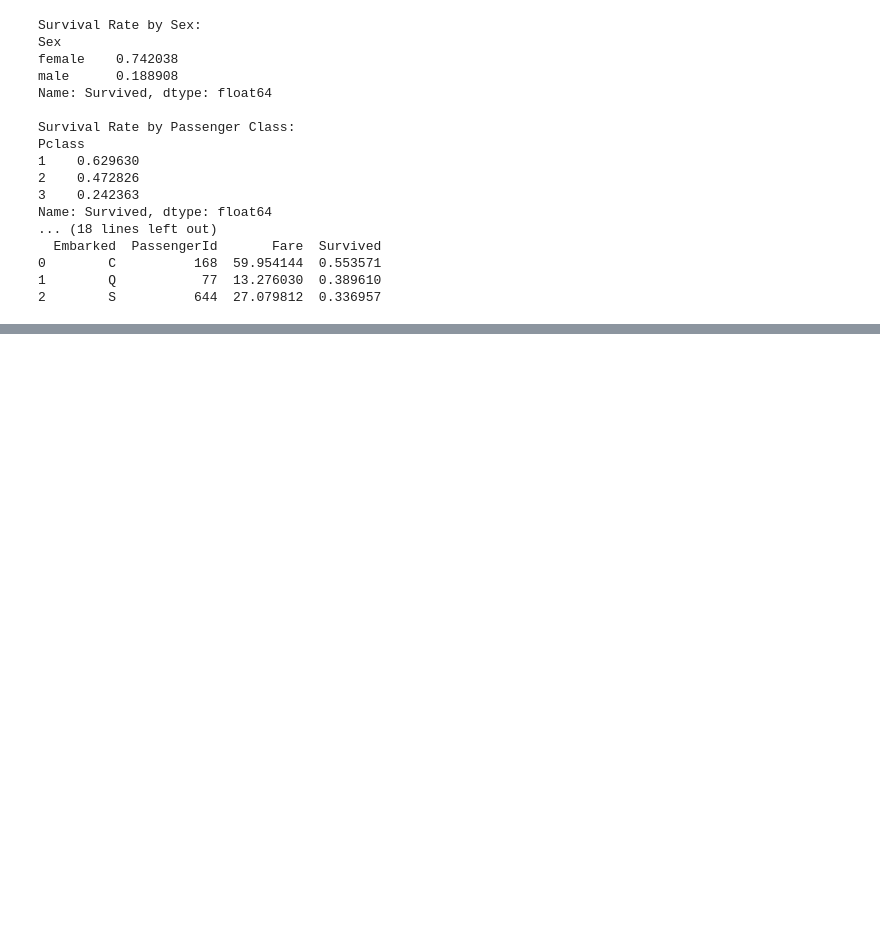
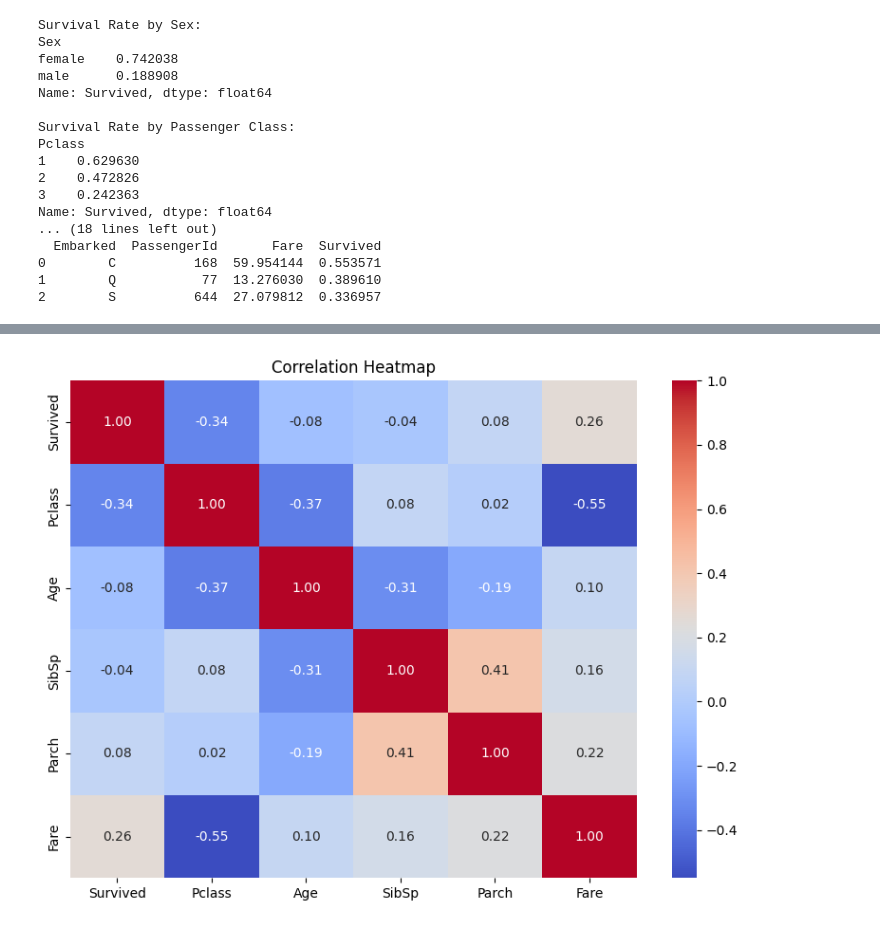
Before and after one commit to devanshidudhatra/202618027_Devanshi_Dudhatra_DS605, a Jupyter notebook: 202618027_Lab_02/202618027_Assignment2.ipynb, the cells around one changed output, grey strips where cells are left out. Saved outputs shown, nothing was run; the diff lists cells and outputs as text; code cells hidden in the pictures; blank space fills up the shorter version.

```diff
--- a/202618027_Lab_02/202618027_Assignment2.ipynb
+++ b/202618027_Lab_02/202618027_Assignment2.ipynb
@@ -516,0 +706,99 @@ Name: Survived, dtype: float64
+# %%
+import seaborn as sns
+df = pd.read_csv('D:\\DAU\\Sem-1\\ML\\202618027_Devanshi_Dudhatra_DS605\\202618027_Lab_02\\train.csv')
+
+
+# --------------------------------------------------
+# 1. Correlation Heatmap
+# --------------------------------------------------
+
+# Select numerical columns
+numerical_data = df[
+    ["Survived", "Pclass", "Age", "SibSp", "Parch", "Fare"]
+]
+
+correlation = numerical_data.corr()
+
+print("Correlation Matrix:")
+print(correlation)
+
+plt.figure(figsize=(8, 6))
+
+sns.heatmap(
+    correlation,
+    annot=True,
+    cmap="coolwarm",
+    fmt=".2f"
+)
+
+plt.title("Correlation Heatmap")
+plt.tight_layout()
+plt.show()
+
+
+# --------------------------------------------------
+# Find strongest positive and negative relationships
+# --------------------------------------------------
+
+# Remove correlation of each variable with itself
+correlation_without_diagonal = correlation.copy()
+
+for column in correlation_without_diagonal.columns:
+    correlation_without_diagonal.loc[column, column] = 0
+
+strongest_positive = correlation_without_diagonal.stack().idxmax()
+positive_value = correlation_without_diagonal.stack().max()
+
+strongest_negative = correlation_without_diagonal.stack().idxmin()
+negative_value = correlation_without_diagonal.stack().min()
+
+print("\nStrongest Positive Relationship:")
+print(strongest_positive, ":", positive_value)
+
+print("\nStrongest Negative Relationship:")
+print(strongest_negative, ":", negative_value)
+
+
+# --------------------------------------------------
+# 2. Survival Rate by Sex
+# --------------------------------------------------
+
+survival_by_sex = df.groupby("Sex")["Survived"].mean() * 100
+
+print("\nSurvival Rate by Sex:")
+print(survival_by_sex)
+
+survival_by_sex.plot(
+    kind="bar",
+    figsize=(7, 5)
+)
+
+plt.title("Survival Rate by Sex")
+plt.xlabel("Sex")
+plt.ylabel("Survival Rate (%)")
+plt.xticks(rotation=0)
+
+plt.tight_layout()
+plt.show()
+
+
+# --------------------------------------------------
+# 3. Age vs Fare by Survival
+# --------------------------------------------------
+
+plt.figure(figsize=(8, 6))
+
+sns.scatterplot(
+    data=df,
+    x="Age",
+    y="Fare",
+    hue="Survived"
+)
+
+plt.title("Age vs Fare by Survival")
+plt.xlabel("Age")
+plt.ylabel("Fare")
+
+plt.tight_layout()
+plt.show()
+# %% [output]
@@ -516,0 +813 @@ Name: Survived, dtype: float64
+[figure, added]
```
Also changed, not shown: parts of 10 cells of this notebook.
